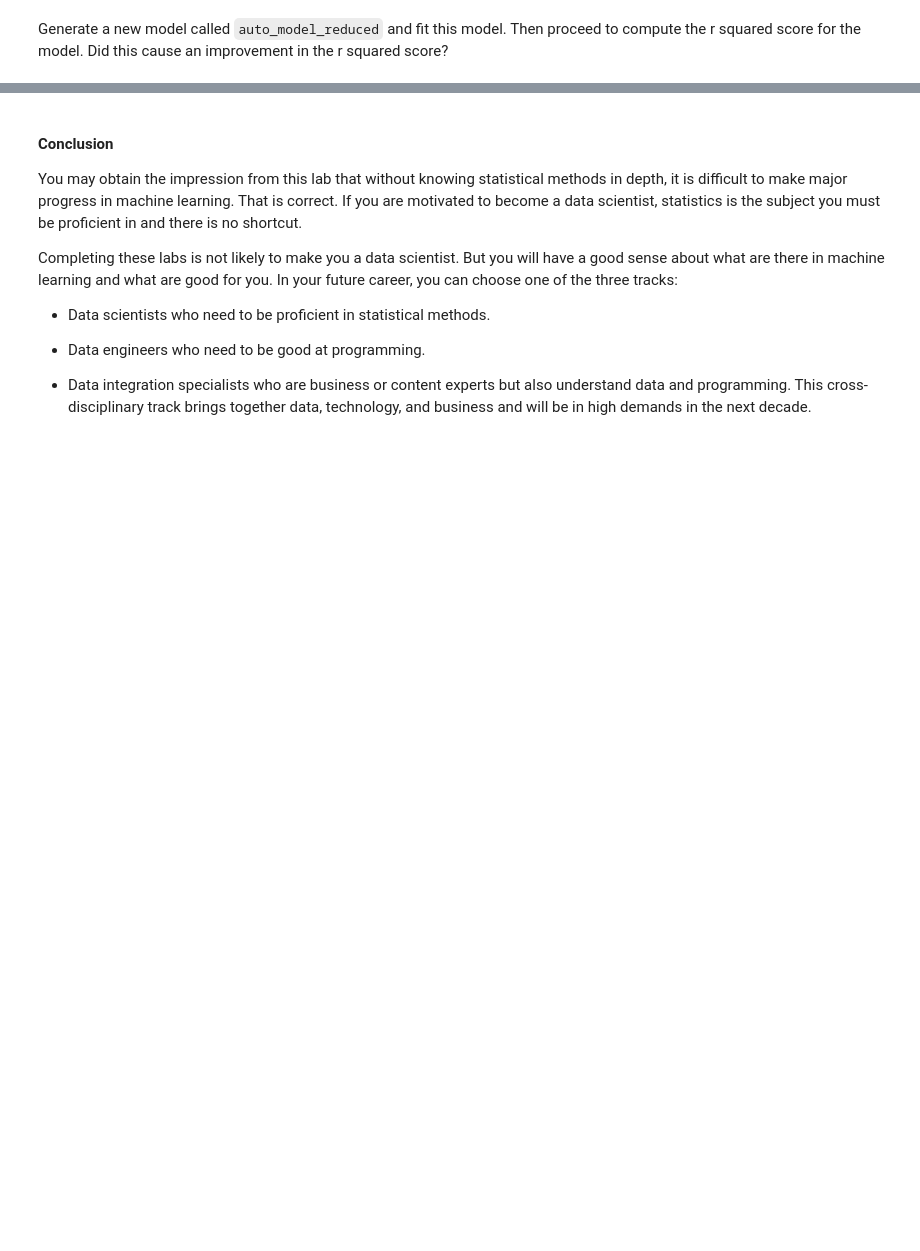
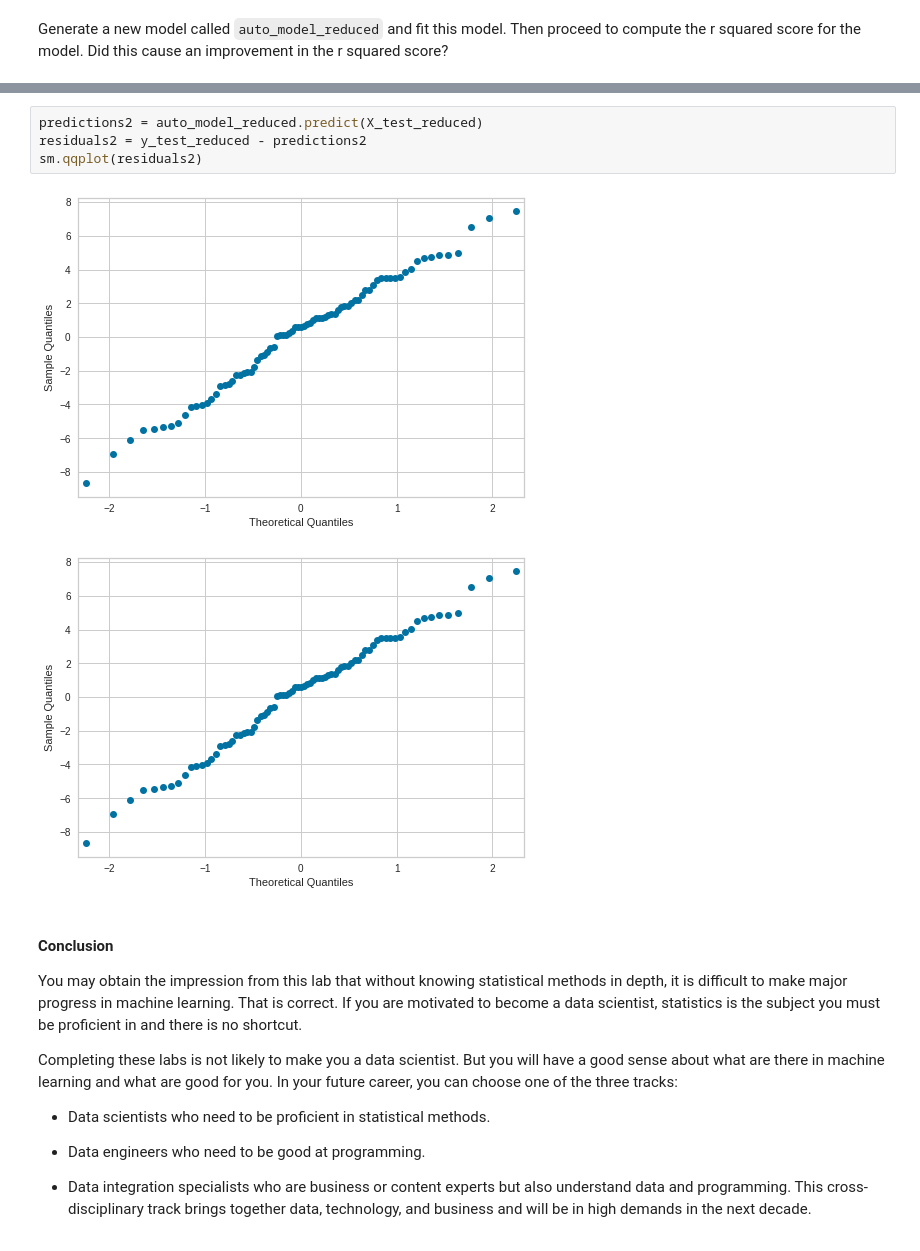
Before and after one commit to alejandroperela/datamad0119, a Jupyter notebook: module-3/lab-supervised-learning-sklearn/your-code/main.ipynb, the cells around one changed output, grey strips where cells are left out. Cells and saved outputs as stored; diff of their text form; blank space fills up the shorter version.

```diff
--- a/module-3/lab-supervised-learning-sklearn/your-code/main.ipynb
+++ b/module-3/lab-supervised-learning-sklearn/your-code/main.ipynb
@@ -561,3 +582,10 @@ r2_score(y_test_reduced, y_test_pred_reduced)
+# %%
+predictions2 = auto_model_reduced.predict(X_test_reduced)
+residuals2 = y_test_reduced - predictions2
+sm.qqplot(residuals2)
+# %% [output]
+[figure, added]
+[figure, added]
 # %% [markdown]
 #### Conclusion
 
```
Also changed, not shown: parts of 15 cells of this notebook.
